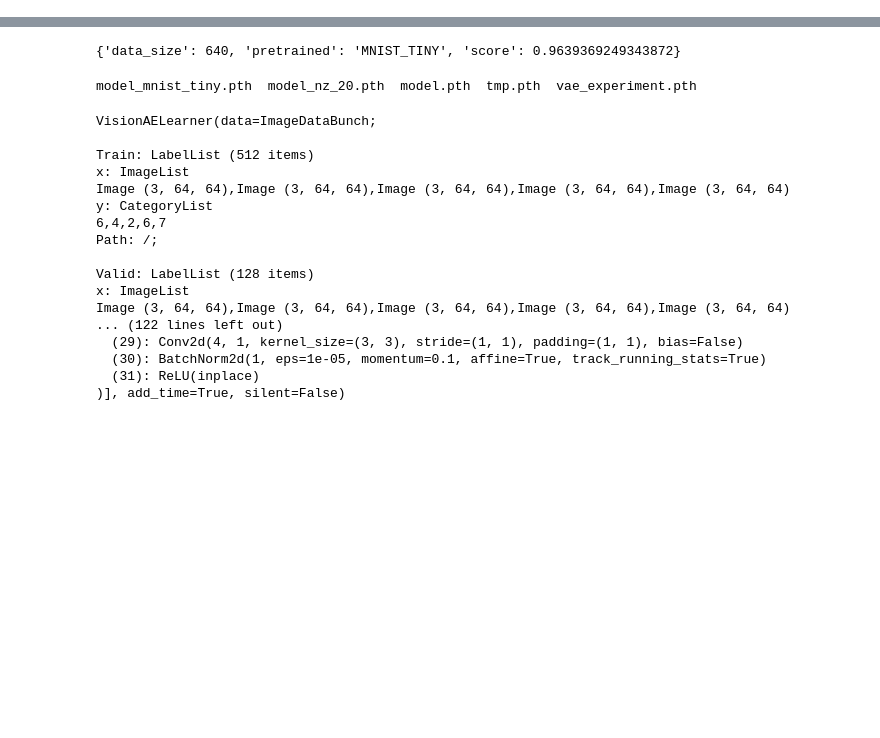
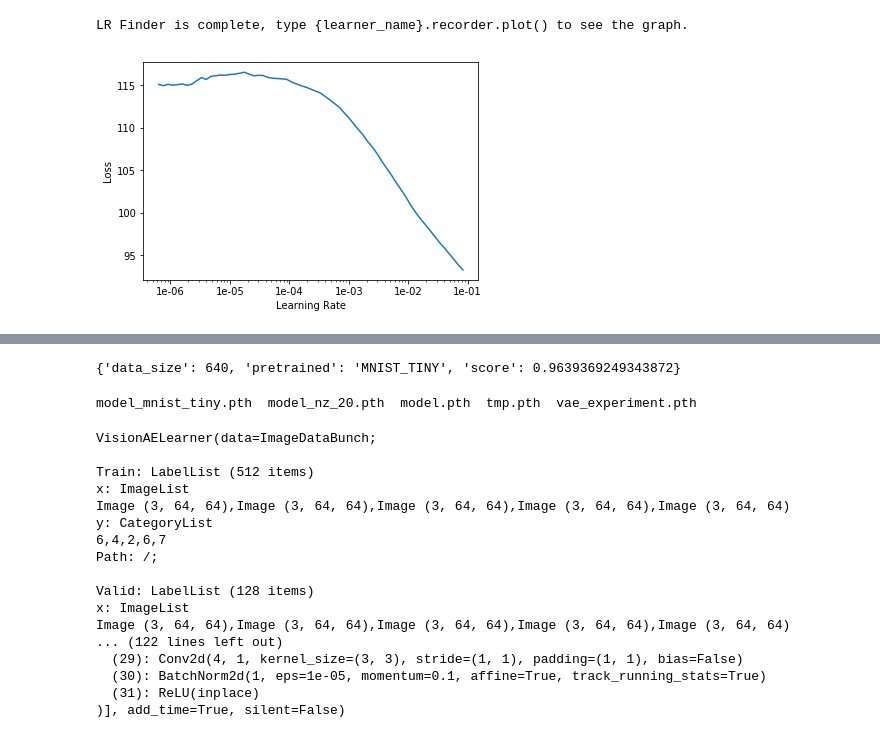
Before and after one commit to dhuynh95/fastai_autoencoder, a Jupyter notebook: MNIST.ipynb, the cells around one changed output, grey strips where cells are left out. Cells and saved outputs as stored; diff of their text form; code cells hidden in the pictures; blank space fills up the shorter version.

```diff
--- a/MNIST.ipynb
+++ b/MNIST.ipynb
@@ -211,0 +91,46 @@ vq_bn = VQVAEBottleneck(64,32)
+# %%
+# Architectural parameters of our model
+conv = nn.Conv2d
+act_fn = nn.ReLU
+bn = nn.BatchNorm2d
+rec_loss = "mse"
+
+# Encoder architecture
+enc_fn = create_encoder_denseblock
+enc_args = {
+    "n_dense":3,
+    "c_start" :4
+}
+
+# Bottleneck architecture
+bn_fn = VAEBottleneck
+bn_args = {
+    "nfs":[128,14]
+}
+
+# Decoder architecture
+dec_fn = create_decoder
+dec_args = {
+    "nfs":[14,64,32,16,8,4,2,1],
+    "ks":[3,1,3,1,3,1],
+    "size": 28
+}
+
+# We create each part of the autoencoder
+enc = enc_fn(**enc_args)
+bn = bn_fn(**bn_args)
+dec = dec_fn(**dec_args)
+
+# We wrap the whole thing in a learner, and add a hook for the KL loss
+learn = VisionAELearner(data,rec_loss,enc,bn,dec)
+kl_hook = VAEHook(learn,beta=1)
+
+# We add this code to plot the reconstructions
+dec_modules = list(learn.dec[1].children())
+learn.set_dec_modules(dec_modules)
+# %%
+# We search the right learning rate
+learn.path = Path()
+learn.lr_find()
+learn.recorder.plot()
+# %% [output]
@@ -212 +138,3 @@ vq_bn = VQVAEBottleneck(64,32)
+LR Finder is complete, type {learner_name}.recorder.plot() to see the graph.
+[figure, added]
 # %%
```
Also changed, not shown: parts of 115 cells of this notebook, 23 other files.
